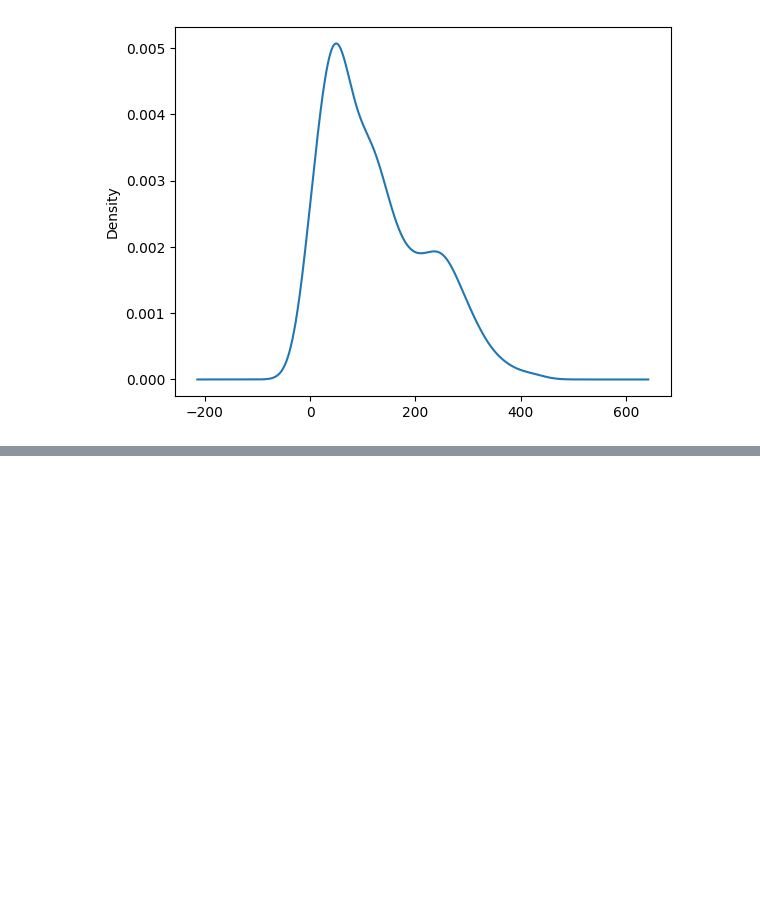
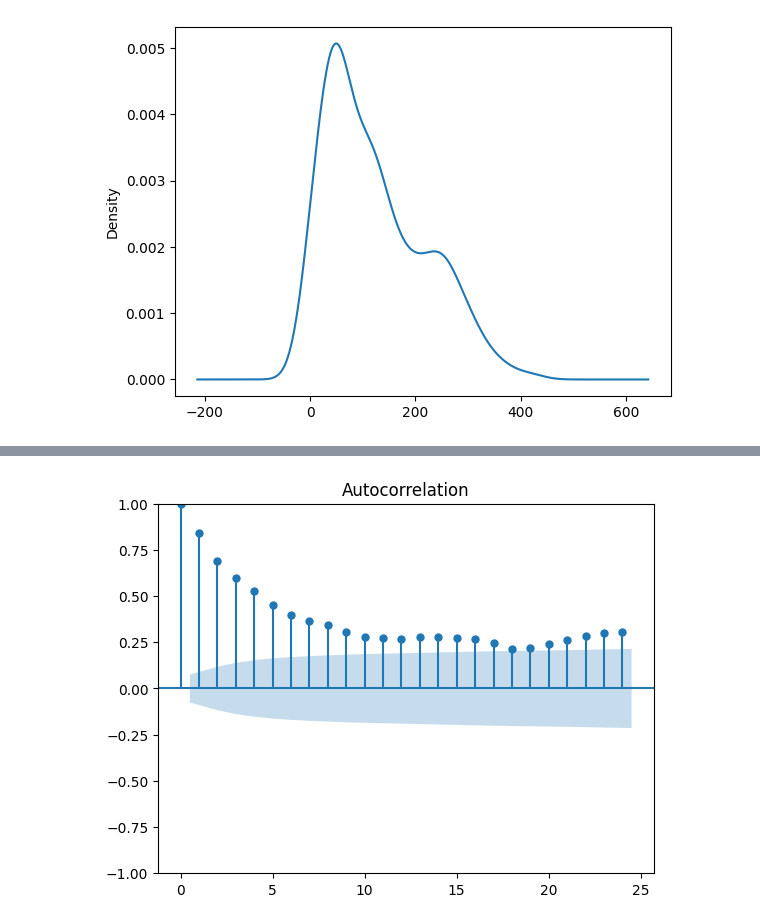
Before and after one commit to Fagner608/projeto_consultas, a Jupyter notebook: src/planejamento/conversao.ipynb, the cells around one changed output, grey strips where cells are left out. Cells and saved outputs as stored; diff of their text form; code cells hidden in the pictures; blank space fills up the shorter version.

```diff
--- a/src/planejamento/conversao.ipynb
+++ b/src/planejamento/conversao.ipynb
@@ -273,0 +249,6 @@ plt.xticks(rotation = 90)
+# %%
+from statsmodels.graphics.tsaplots import plot_acf
+plot_acf(teste['total_consultas'].dropna(), lags=24)
+plt.show()
+# %% [output]
+[figure, added]
```
Also changed, not shown: parts of 31 cells of this notebook, 2 other files.
